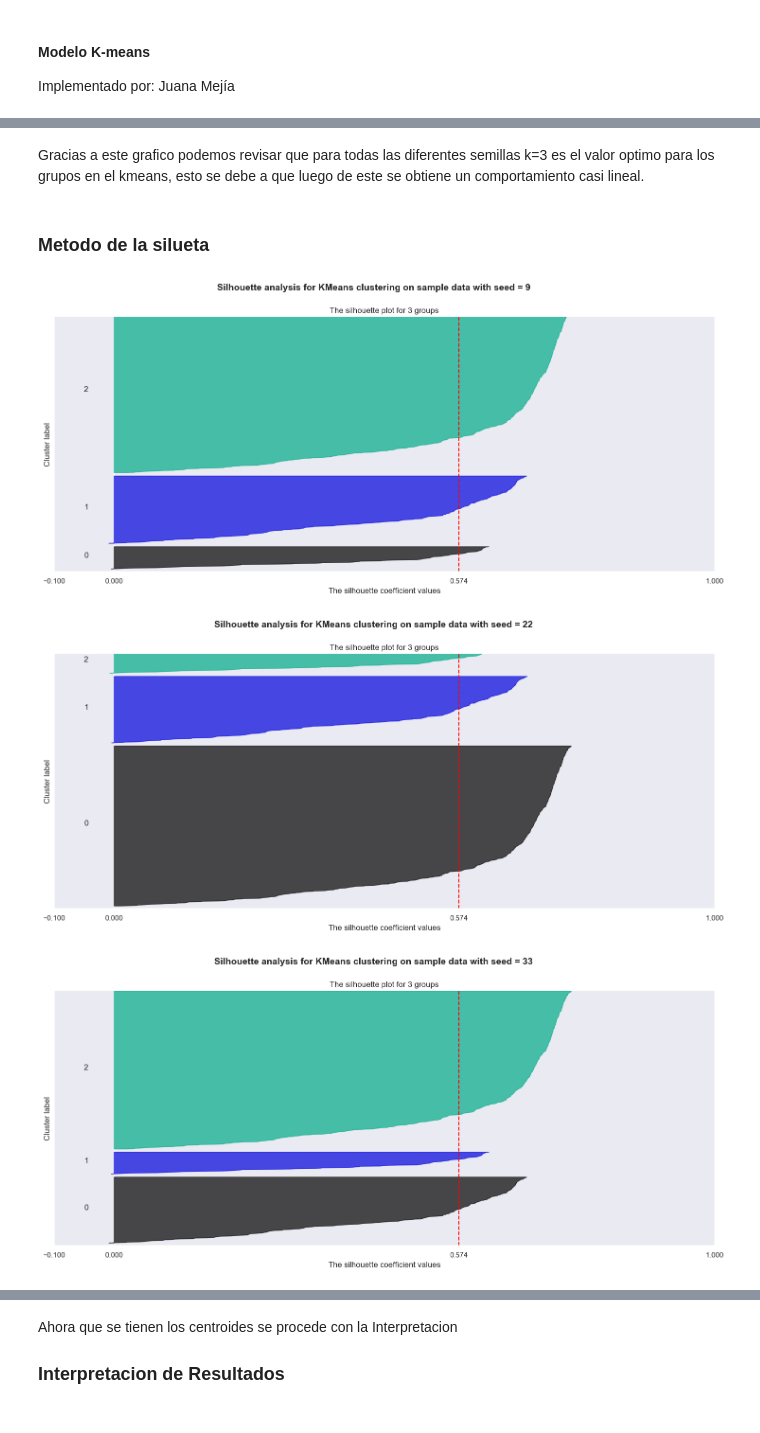
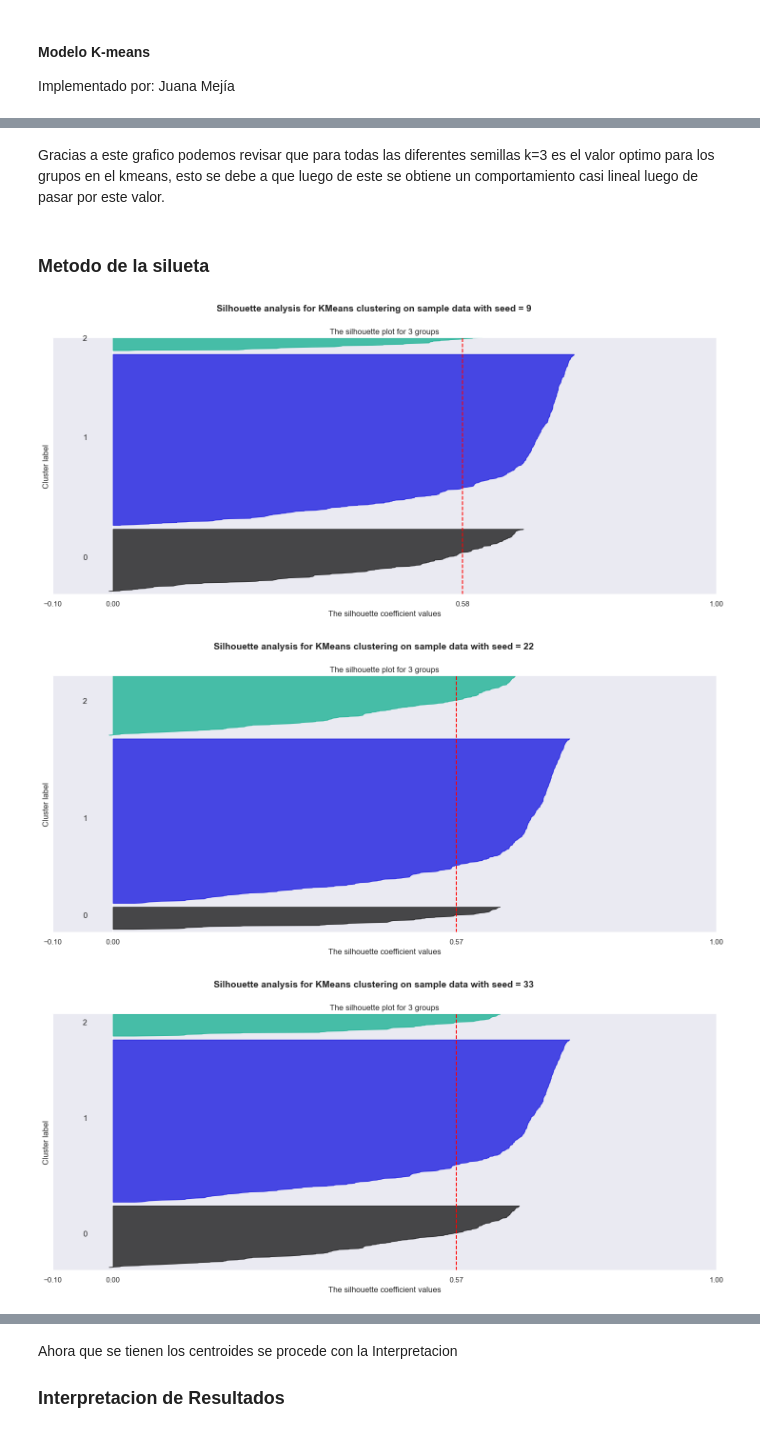
Before and after one commit to despinosaa/Lab1_G1, a Jupyter notebook: Lab2_UNIFICADO.ipynb, the cells around one changed output, grey strips where cells are left out. Saved outputs shown, nothing was run; the diff lists cells and outputs as text; code cells hidden in the pictures.

Commit message:
kmeans con manejo outliers (final)

```diff
--- a/Lab2_UNIFICADO.ipynb
+++ b/Lab2_UNIFICADO.ipynb
@@ -831,11 +835,20 @@ from sklearn.preprocessing import MinMaxScaler
 from sklearn.cluster import KMeans
 from matplotlib import cm
 from mpl_toolkits.mplot3d import Axes3D
+# %%
+#antes de iniciar con el algoritmo se deben manejar los datos atipicos ya que K-means es un algoritmo sensible a estos. Esto se hace con la desviacion estandar ya que permite cierta variacion pero no datos atipicos
+import numpy as np
+
+# Definir el umbral de desviaciones estándar
+umbral = 4
+
+# Filtrar los valores que están dentro de 4 desviaciones estándar de la media
+X_sinAtipicos = X[(np.abs(X - X.mean()) <= (umbral * X.std())).all(axis=1)]
 # %%
 def buscar_modelo(k, semilla):
     print(f"Entrenando el modelo con k={k} y semilla={semilla}.")
     model = KMeans(n_clusters=k,random_state=semilla, init='random', n_init=1)
-    model.fit(X)
+    model.fit(X_sinAtipicos)
 
     return model.inertia_
 candidatos = [9,22,33,42,50]
@@ -882,5 +895,5 @@ plt.show()
 # %% [markdown]
-Gracias a este grafico podemos revisar que para todas las diferentes semillas k=3 es el valor optimo para los grupos en el kmeans, esto se debe a que luego de este se obtiene un comportamiento casi lineal.
+Gracias a este grafico podemos revisar que para todas las diferentes semillas k=3 es el valor optimo para los grupos en el kmeans, esto se debe a que luego de este se obtiene un comportamiento casi lineal luego de pasar por este valor.
 # %% [markdown]
 ### Metodo de la silueta
 # %%
@@ -895,16 +908,16 @@ for n, valor in enumerate(valores):
     fig, ax1 = plt.subplots(1, 1)
     fig.set_size_inches(18, 7)
     ax1.set_xlim([-0.1, 0.2])
-    ax1.set_ylim([0, len(X) + (n + 1) * 10])
+    ax1.set_ylim([0, len(X_sinAtipicos) + (n + 1) * 10])
 
     clusterer = KMeans(n_clusters=k, random_state=semilla, init='random', n_init=1)
-    cluster_labels = clusterer.fit_predict(X)
+    cluster_labels = clusterer.fit_predict(X_sinAtipicos)
 
 
-    silhouette_avg = silhouette_score(X, cluster_labels)
+    silhouette_avg = silhouette_score(X_sinAtipicos, cluster_labels)
 
     # Compute the silhouette scores for each sample
-    sample_silhouette_values = silhouette_samples(X, cluster_labels)
+    sample_silhouette_values = silhouette_samples(X_sinAtipicos, cluster_labels)
 
     y_lower = 10
     for i in range(k):
@@ -925,33 +938,33 @@ for n, valor in enumerate(valores):
             facecolor=color,
             edgecolor=color,
             alpha=0.7,
         )
 
         # Label the silhouette plots with their cluster numbers at the middle
         ax1.text(-0.05, y_lower + 0.5 * size_cluster_i, str(i))
 
         # Compute the new y_lower for next plot
         y_lower = y_upper + 10  # 10 for the 0 samples
 
     ax1.set_title(f"The silhouette plot for {k} groups")
     ax1.set_xlabel("The silhouette coefficient values")
     ax1.set_ylabel("Cluster label")
 
     # The vertical line for average silhouette score of all the values
     ax1.axvline(x=silhouette_avg, color="red", linestyle="--")
 
     ax1.set_yticks([])  # Clear the yaxis labels / ticks
     ax1.set_xticks([-0.1, 0, silhouette_avg, 1.0])
 
     plt.suptitle(
         "Silhouette analysis for KMeans clustering on sample data with seed = %d"
         % semilla,
         fontsize=14,
         fontweight="bold",
     )
 
 plt.show()
 # %% [output]
-[figure, old version]
+[figure, new version]
-[figure, old version]
+[figure, new version]
-[figure, old version]
+[figure, new version]
```
Also changed, not shown: parts of 38 cells of this notebook.
